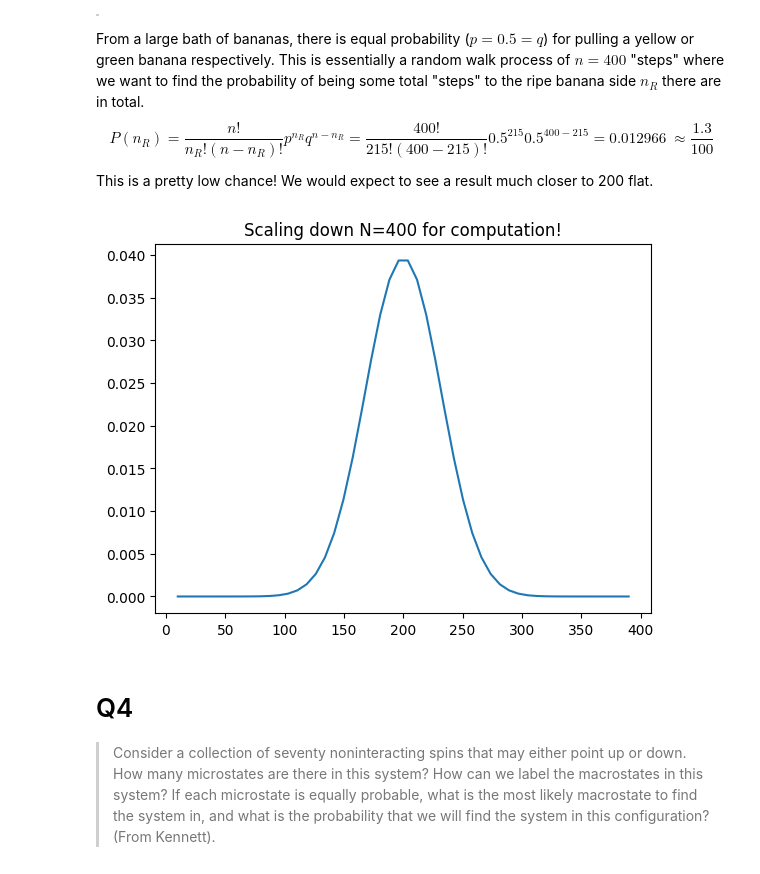
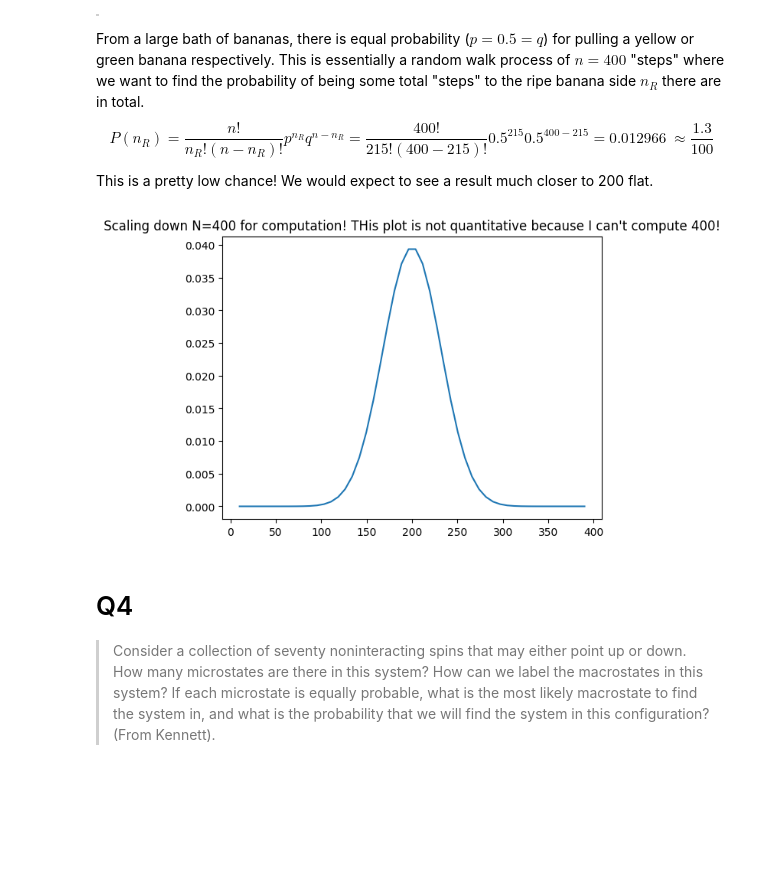
Before and after one commit to Ham0osh/phys_445, a Jupyter notebook: PHYS 445/Assignment_1.ipynb, the cells around one changed output. Drawn from its saved outputs; the diff is of its cells as text; code cells hidden in the pictures; blank space fills up the shorter version.

```diff
--- a/PHYS 445/Assignment_1.ipynb
+++ b/PHYS 445/Assignment_1.ipynb
@@ -57,20 +78,20 @@ This is a pretty low chance! We would expect to see a result much closer to 200
 # %%
 N = 400
 ns = np.linspace(1,39)
 
 def P(n, N=40):
 	return (sp.special.factorial(N)/(sp.special.factorial(n) * sp.special.factorial(N-n)))*(0.5)**n * (0.5)**(N-n)
 
 p = P(ns)
 # print(p)
 
 ns *= 10
 p *= np.sqrt(40)/np.sqrt(400)
 plt.plot(ns, p, '-')
-plt.title('Scaling down N=400 for computation!')
+plt.title("Scaling down N=400 for computation! THis plot is not quantitative because I can't compute 400!")
 plt.show()
 # %% [output]
-[figure, old version]
+[figure, new version]
 # %% [markdown]
 # Q4
 > Consider a collection of seventy noninteracting spins that may either point up or down. How many microstates are there in this system? How can we label the macrostates in this system? If each microstate is equally probable, what is the most likely macrostate to find the system in, and what is the probability that we will find the system in this configuration? (From Kennett).
```
Also changed, not shown: parts of 6 cells of this notebook, 5 other files.
